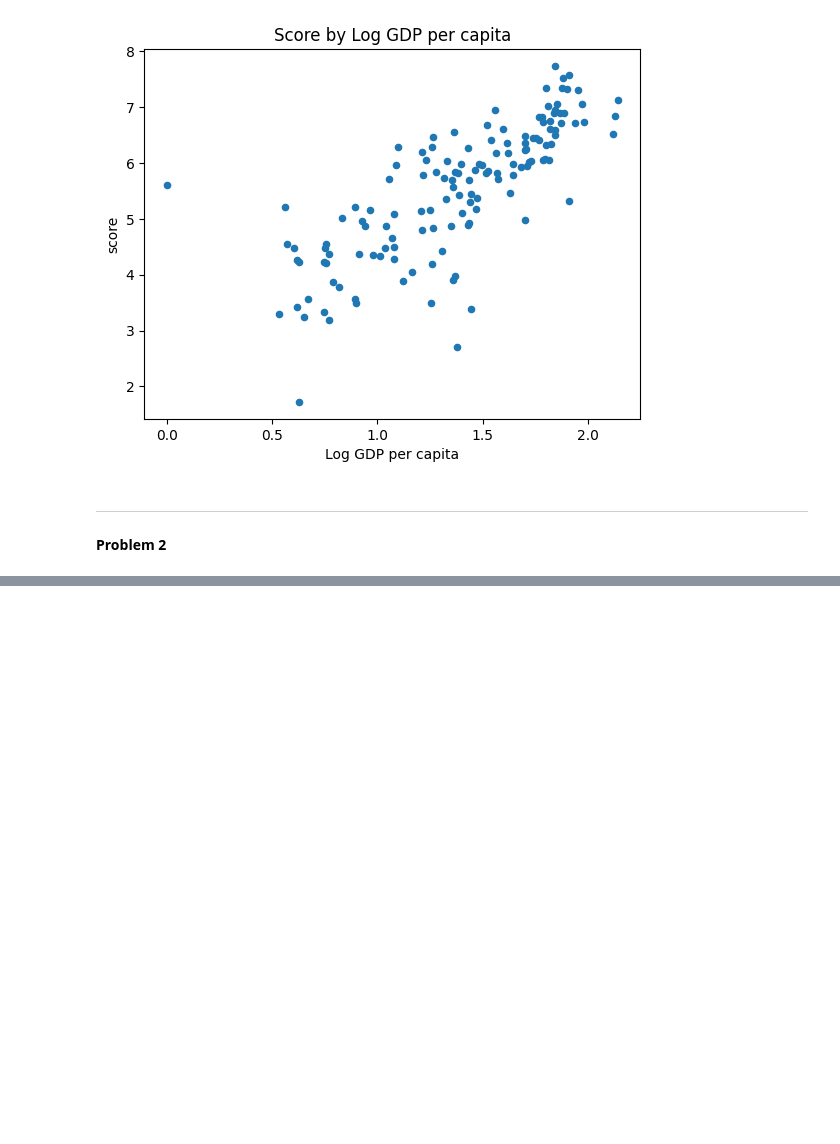
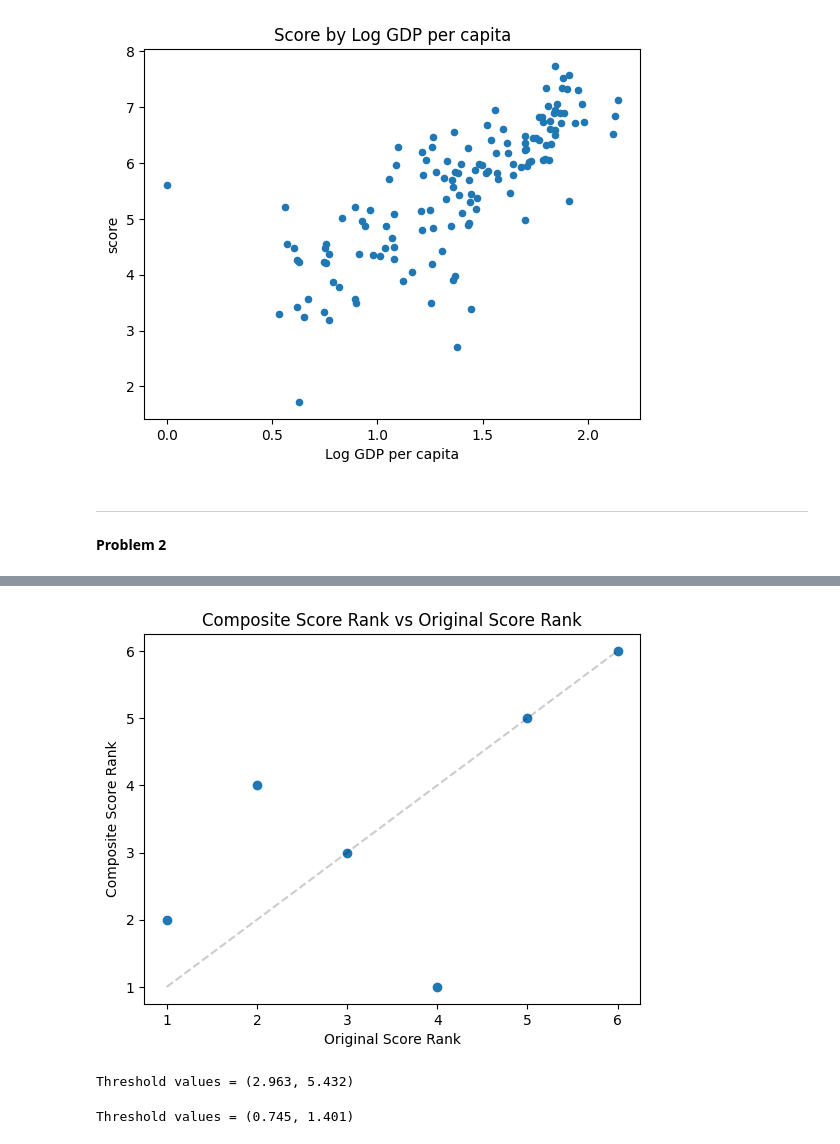
Before and after one commit to SD2513/ai-assessment-1, a Jupyter notebook: 2407091_ShlokDhital_Assessment1.ipynb, the cells around one changed output, grey strips where cells are left out. Saved outputs shown, nothing was run; the diff lists cells and outputs as text; code cells hidden in the pictures; blank space fills up the shorter version.

Commit message:
Complete up to Problem 2 task 2

```diff
--- a/2407091_ShlokDhital_Assessment1.ipynb
+++ b/2407091_ShlokDhital_Assessment1.ipynb
@@ -268,0 +264,47 @@ fatal: not a git repository (or any of the parent directories): .git
+# %%
+# Visualize whether composite score aligns with original score
+
+# south_asian_sorted['Composite Score'].rank(ascending=False)
+# south_asian_sorted['score'].rank(ascending=False)
+max_rank = len(south_asian_sorted)
+plt.plot(range(1, max_rank + 1),range(1,max_rank + 1), color=(0,0,0,0.2),linestyle='--')
+plt.scatter(south_asian_sorted['score'].rank(ascending=False),
+            south_asian_sorted['Composite Score'].rank(ascending=False),marker='o')
+plt.title('Composite Score Rank vs Original Score Rank')
+plt.xlabel('Original Score Rank')
+plt.ylabel('Composite Score Rank')
+plt.show()
+# %% [output]
+[figure, added]
+# %%
+# Problem 2 - Task 3 - Outlier detection
+
+# Find upper and lower bounds for outliers, happiness score:
+
+# Calculate IQR for score column
+score_q1 = south_asian_whr['score'].quantile(0.25)
+score_q3 = south_asian_whr['score'].quantile(0.75)
+score_IQR = score_q3 - score_q1
+
+# Set the upper and lower bounds using 1.5 * IQR
+score_upper = score_q3 + (1.5 * score_IQR)
+score_lower = score_q1 - (1.5 * score_IQR)
+
+print(f"Threshold values = ({score_lower:.3f}, {score_upper:.3f})")
+# %% [output]
+Threshold values = (2.963, 5.432)
+# %%
+# Find upper and lower bounds for outliers, log GDP per capita:
+
+# Calculate IQR for log GDP per capita
+gdp_q1 = south_asian_whr['Log GDP per capita'].quantile(0.25)
+gdp_q3 = south_asian_whr['Log GDP per capita'].quantile(0.75)
+gdp_IQR = gdp_q3 - gdp_q1
+
+# Calculate IQR for log GDP per capita
+gdp_upper = gdp_q3 + 1.5 * gdp_IQR
+gdp_lower = gdp_q1 - 1.5 * gdp_IQR
+
+print(f"Threshold values = ({gdp_lower:.3f}, {gdp_upper:.3f})")
+# %% [output]
+Threshold values = (0.745, 1.401)
```
Also changed, not shown: parts of 8 cells of this notebook.
